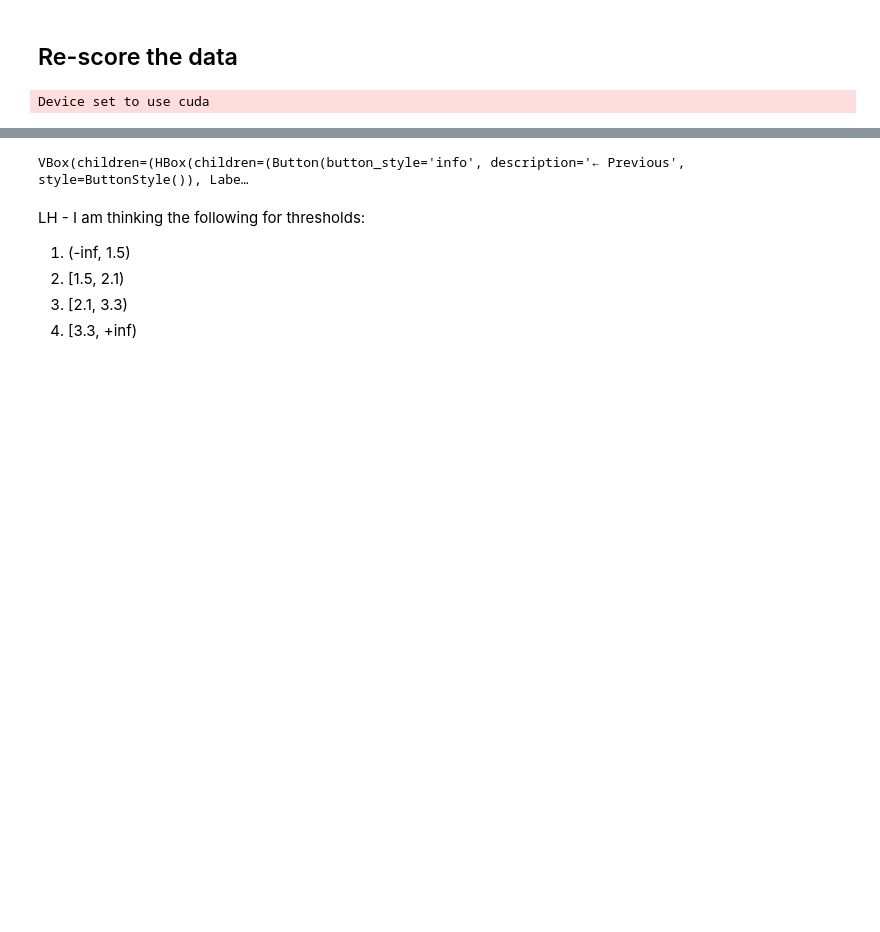
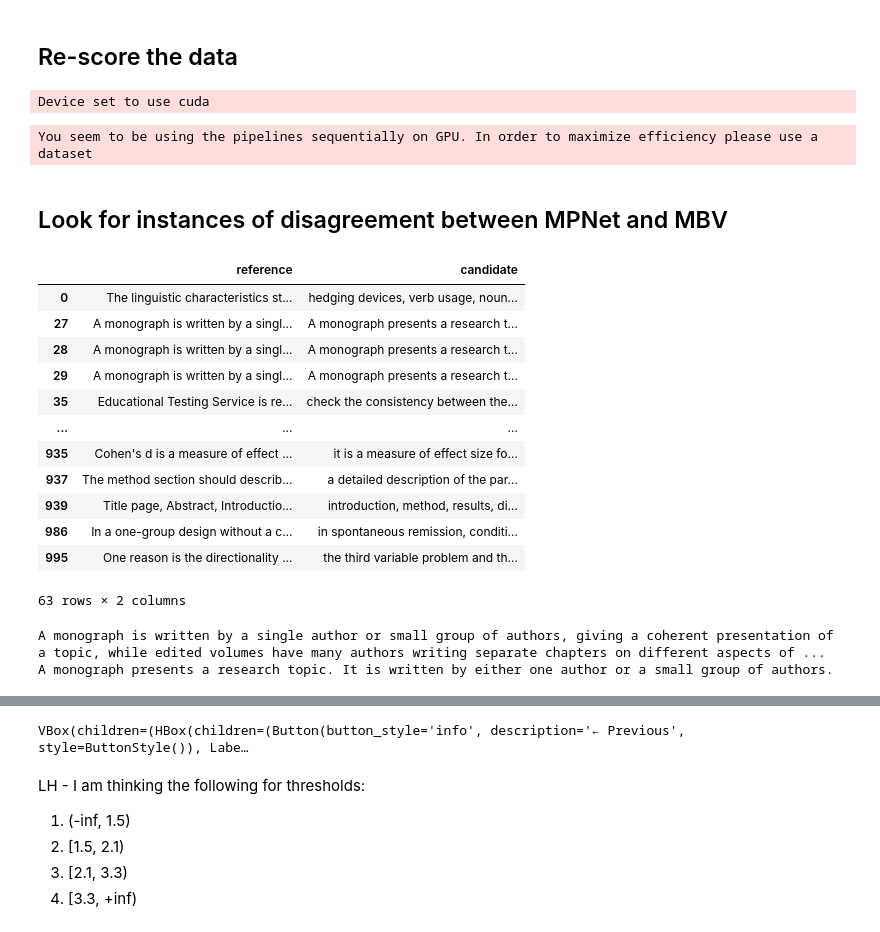
Before and after one commit to learlab/textbook-question-generation, a Jupyter notebook: src/modernbert-on-four-point-scale/8c-test-supabase-examples-Copy1.ipynb, the cells around one changed output, grey strips where cells are left out. Saved outputs shown, nothing was run; the diff lists cells and outputs as text; code cells hidden in the pictures; blank space fills up the shorter version.

Commit message:
vibes-based eval

```diff
--- a/src/modernbert-on-four-point-scale/8c-test-supabase-examples-Copy1.ipynb
+++ b/src/modernbert-on-four-point-scale/8c-test-supabase-examples-Copy1.ipynb
@@ -117,0 +142,13 @@ df
+# %%
+from transformers import pipeline
+
+pipe = pipeline("text-classification", model="lear-lab/short-answer-classification")
+
+# Prepare all inputs at once
+inputs = [f"{cand} </s> {ref}" for cand, ref in zip(df['candidate'], df['reference'])]
+
+# Process in batches
+results = pipe(inputs, batch_size=8)  # Adjust batch_size based on your GPU memory
+
+# Extract scores
+df['mpnet_score'] = [result['score'] if 'score' in result else result['label'] for result in results]
@@ -136,3 +175,34 @@ def score(df, pipe):
 
 
 df["new_score"] = score(df, MBV2)
+# %% [output]
+You seem to be using the pipelines sequentially on GPU. In order to maximize efficiency please use a dataset
+# %% [markdown]
+## Look for instances of disagreement between MPNet and MBV
+# %%
+mpnet_threshold = 0.95
+new_score_threshold = 3
+
+disagreements = df[(df['mpnet_score'] > mpnet_threshold) & (df['new_score'] < new_score_threshold)][['reference', 'candidate']]
+disagreements
+# %% [output]
+|  | reference | candidate |
+| 0 | The linguistic characteristics st... | hedging devices, verb usage, noun... |
+| 27 | A monograph is written by a singl... | A monograph presents a research t... |
+| 28 | A monograph is written by a singl... | A monograph presents a research t... |
+| 29 | A monograph is written by a singl... | A monograph presents a research t... |
+| 35 | Educational Testing Service is re... | check the consistency between the... |
+| ... | ... | ... |
+| 935 | Cohen's d is a measure of effect ... | it is a measure of effect size fo... |
+| 937 | The method section should describ... | a detailed description of the par... |
+| 939 | Title page, Abstract, Introductio... | introduction, method, results, di... |
+| 986 | In a one-group design without a c... | in spontaneous remission, conditi... |
+| 995 | One reason is the directionality ... | the third variable problem and th... |
+63 rows × 2 columns
+# %%
+index = 2
+print(disagreements.iloc[index]['reference'])
+print(disagreements.iloc[index]['candidate'])
+# %% [output]
+A monograph is written by a single author or small group of authors, giving a coherent presentation of a topic, while edited volumes have many authors writing separate chapters on different aspects of ...
+A monograph presents a research topic. It is written by either one author or a small group of authors.
```
Also changed, not shown: parts of 7 cells of this notebook, 4 other files.
